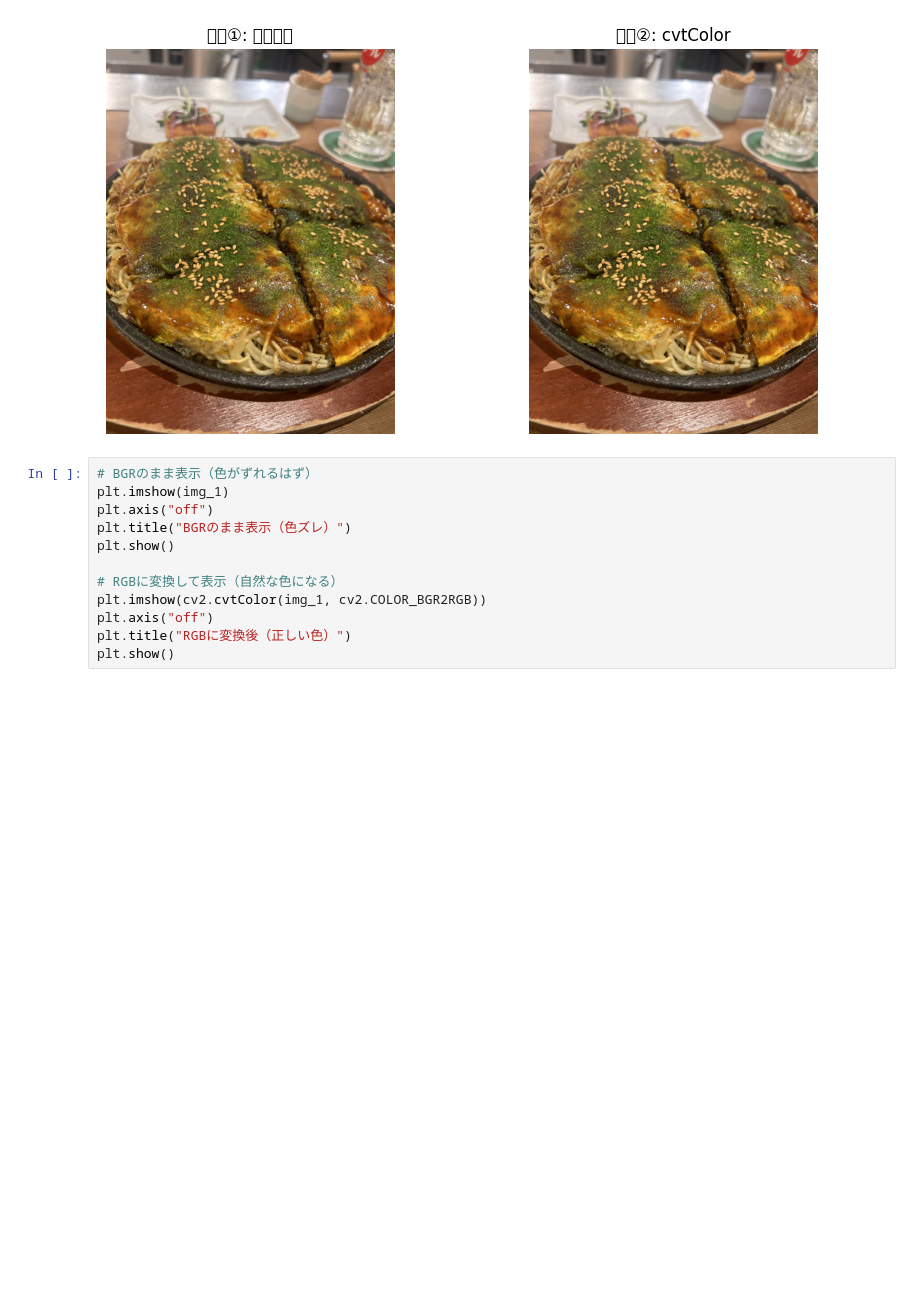
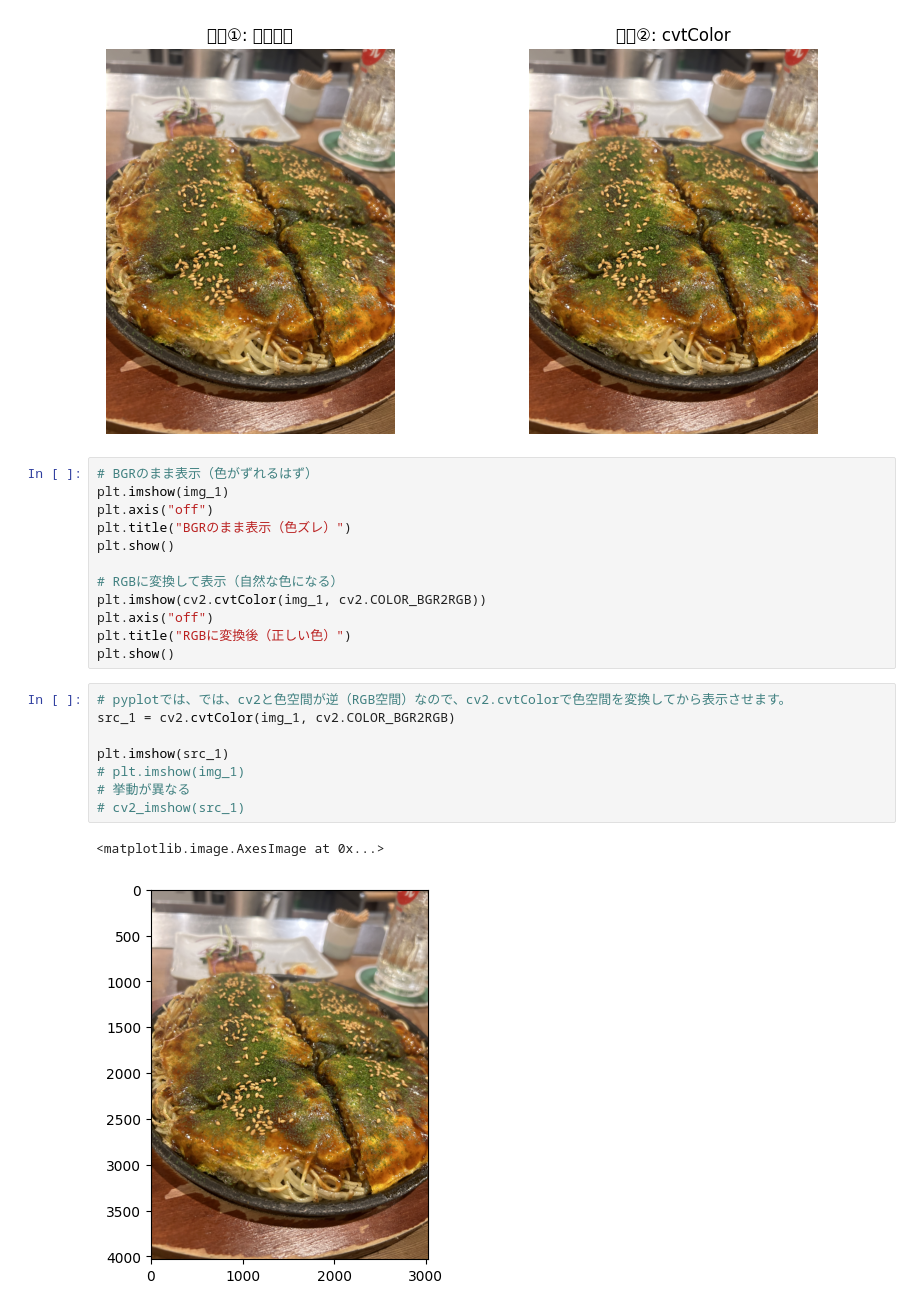
Before and after one commit to maton369/Data_Preprocessing_For_Data_Analyze, a Jupyter notebook: code/11_2_image_prep.ipynb, the cells around one changed output. Drawn from its saved outputs; the diff is of its cells as text; blank space fills up the shorter version.

```diff
--- a/code/11_2_image_prep.ipynb
+++ b/code/11_2_image_prep.ipynb
@@ -91,3 +91,14 @@ plt.imshow(cv2.cvtColor(img_1, cv2.COLOR_BGR2RGB))
 plt.axis("off")
 plt.title("RGBに変換後（正しい色）")
 plt.show()
+# %%
+# pyplotでは、では、cv2と色空間が逆（RGB空間）なので、cv2.cvtColorで色空間を変換してから表示させます。
+src_1 = cv2.cvtColor(img_1, cv2.COLOR_BGR2RGB)
+
+plt.imshow(src_1)
+# plt.imshow(img_1)
+# 挙動が異なる
+# cv2_imshow(src_1)
+# %% [output]
+<matplotlib.image.AxesImage at 0x...>
+[figure, added]
```
Also changed, not shown: parts of 2 cells of this notebook, 1 other file.
